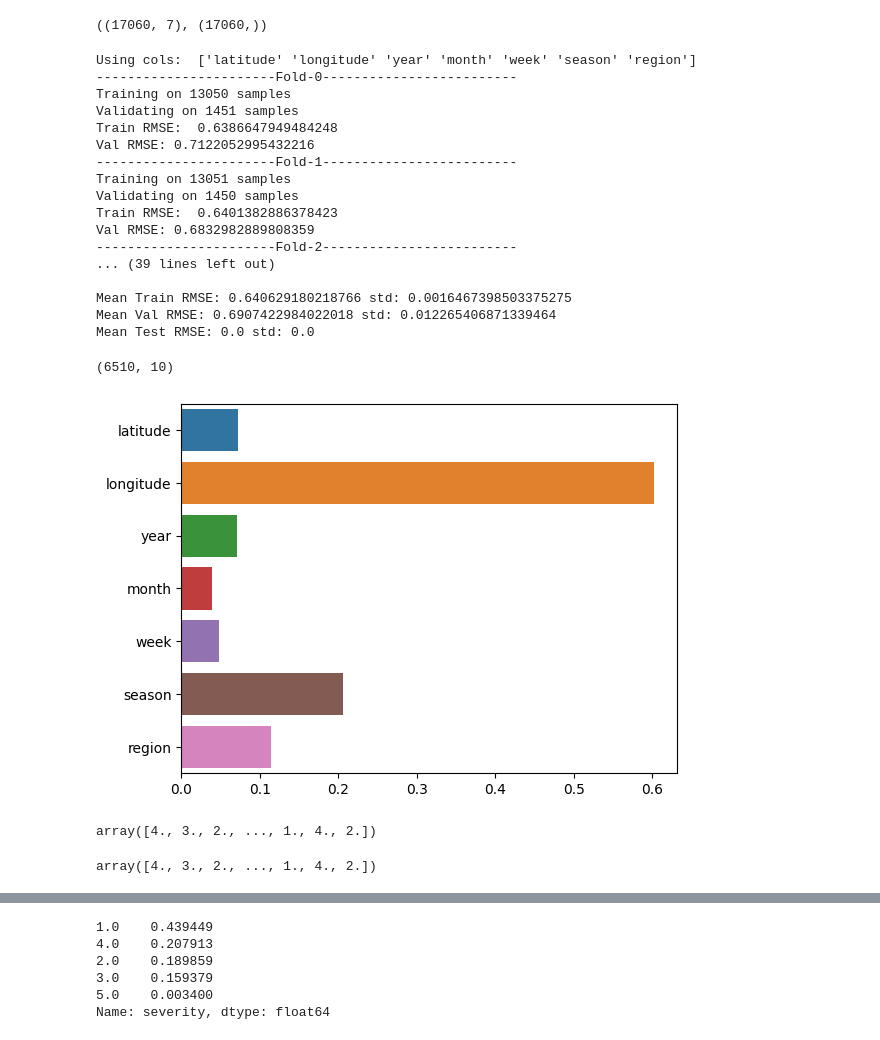
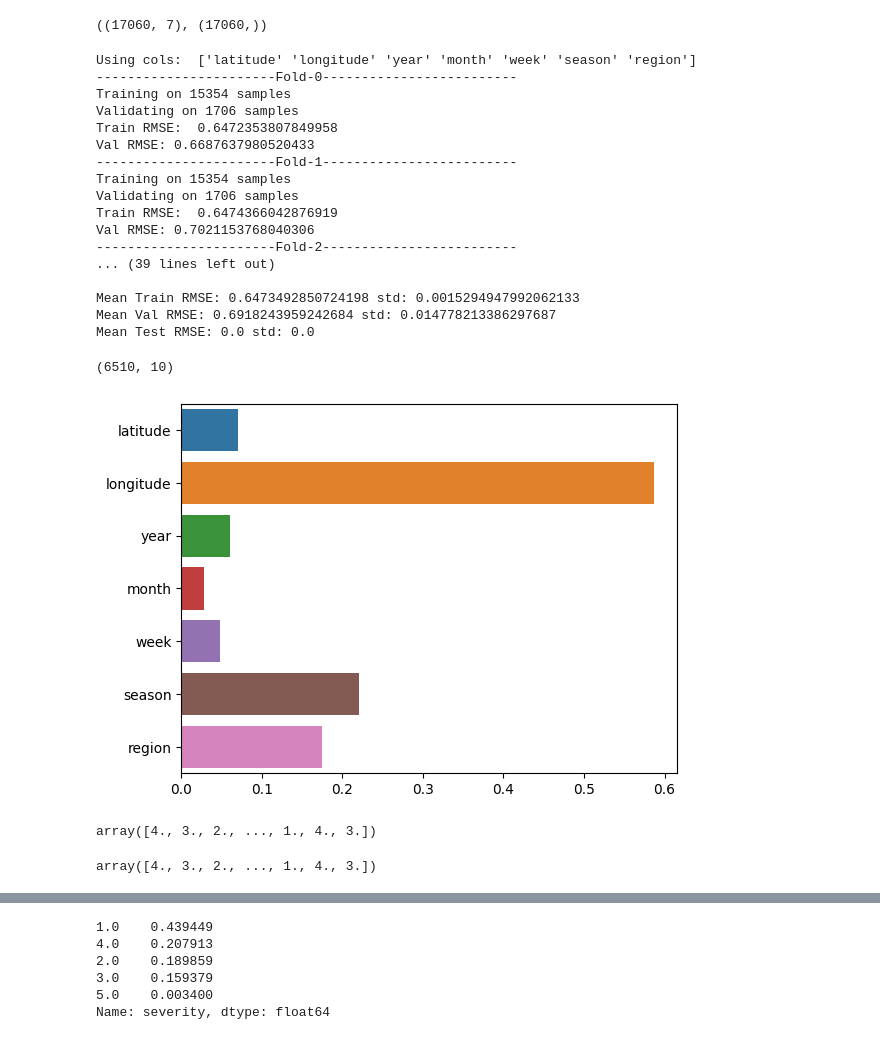
Before and after one commit to k-loki/Algal-bloom-Identification, a Jupyter notebook: notebooks/mt_data_again.ipynb, the cells around one changed output, grey strips where cells are left out. Saved outputs shown, nothing was run; the diff lists cells and outputs as text; code cells hidden in the pictures.

Commit message:
cross checked cv_preds-gud test_preds trained on all data

```diff
--- a/notebooks/mt_data_again.ipynb
+++ b/notebooks/mt_data_again.ipynb
@@ -265,7 +283,7 @@ def cv_it(model, X_train=None, y_train=None, X_test=None, y_test=None, splits=10
     test_rmses = []
 
     if cv_predict:
-        cvpreds_test = np.zeros(shape=(6510, splits))
+        cvpreds_test = np.zeros(shape=(len(X_test), splits))
         cvpreds_train = np.zeros(shape=(len(X_train)))
 
     for fold, (train_idx, val_idx) in enumerate(skf.split(X_train, y_train)):
@@ -636,25 +713,25 @@ X_test.week = X_test.week.astype('int')
 X_test.region = X_test.region.map(reg_sev_map)
 # %%
 xgb = XGBRegressor(n_estimators=1000, max_depth=3, learning_rate=0.1, n_jobs=-1, random_state=12_000, tree_method='gpu_hist', gpu_id=0)
-test_preds, train_preds = cv_it(xgb, X_train, y_train, X_test=X_test, splits=10, cv_predict=True)
+test_preds, train_preds = cv_it(xgb, all_X_train, all_y_train, X_test=X_test, splits=10, cv_predict=True)
 test_preds.shape
 # %% [output]
 Using cols:  ['latitude' 'longitude' 'year' 'month' 'week' 'season' 'region']
 -----------------------Fold-0-------------------------
-Training on 13050 samples
-Validating on 1451 samples
-Train RMSE:  0.6386647949484248
-Val RMSE: 0.7122052995432216
+Training on 15354 samples
+Validating on 1706 samples
+Train RMSE:  0.6472353807849958
+Val RMSE: 0.6687637980520433
 -----------------------Fold-1-------------------------
-Training on 13051 samples
-Validating on 1450 samples
-Train RMSE:  0.6401382886378423
-Val RMSE: 0.6832982889808359
+Training on 15354 samples
+Validating on 1706 samples
+Train RMSE:  0.6474366042876919
+Val RMSE: 0.7021153768040306
 -----------------------Fold-2-------------------------
 ... (39 lines left out)
 
-Mean Train RMSE: 0.640629180218766 std: 0.0016467398503375275
-Mean Val RMSE: 0.6907422984022018 std: 0.012265406871339464
+Mean Train RMSE: 0.6473492850724198 std: 0.0015294947992062133
+Mean Val RMSE: 0.6918243959242684 std: 0.014778213386297687
 Mean Test RMSE: 0.0 std: 0.0
 (6510, 10)
-[figure, old version]
+[figure, new version]
@@ -662,9 +744,9 @@ Mean Test RMSE: 0.0 std: 0.0
 preds_rmr = np.round(np.mean(np.round(test_preds), axis=1))
 preds_rmr  # mean of rounded predictions
 # %% [output]
-array([4., 3., 2., ..., 1., 4., 2.])
+array([4., 3., 2., ..., 1., 4., 3.])
 # %%
 preds_rm = np.round(np.mean(test_preds, axis=1))
 preds_rm # rounded mean s
 # %% [output]
-array([4., 3., 2., ..., 1., 4., 2.])
+array([4., 3., 2., ..., 1., 4., 3.])
```
Also changed, not shown: parts of 18 cells of this notebook.
